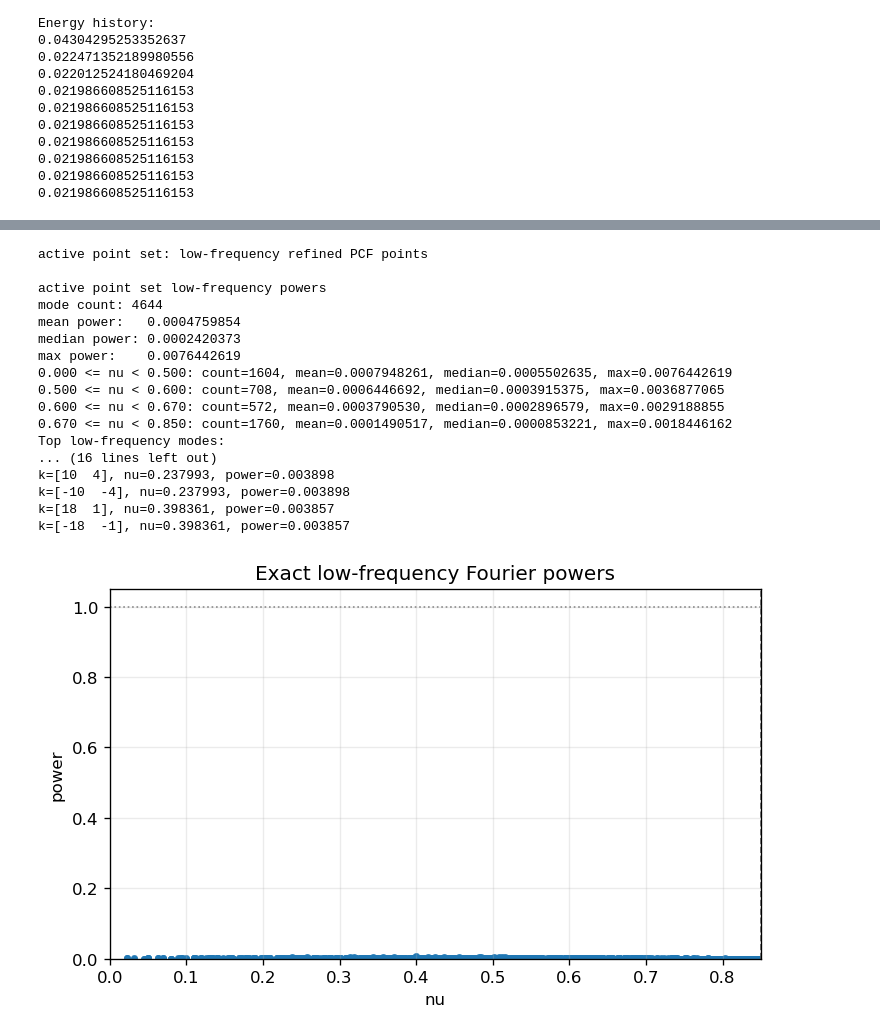
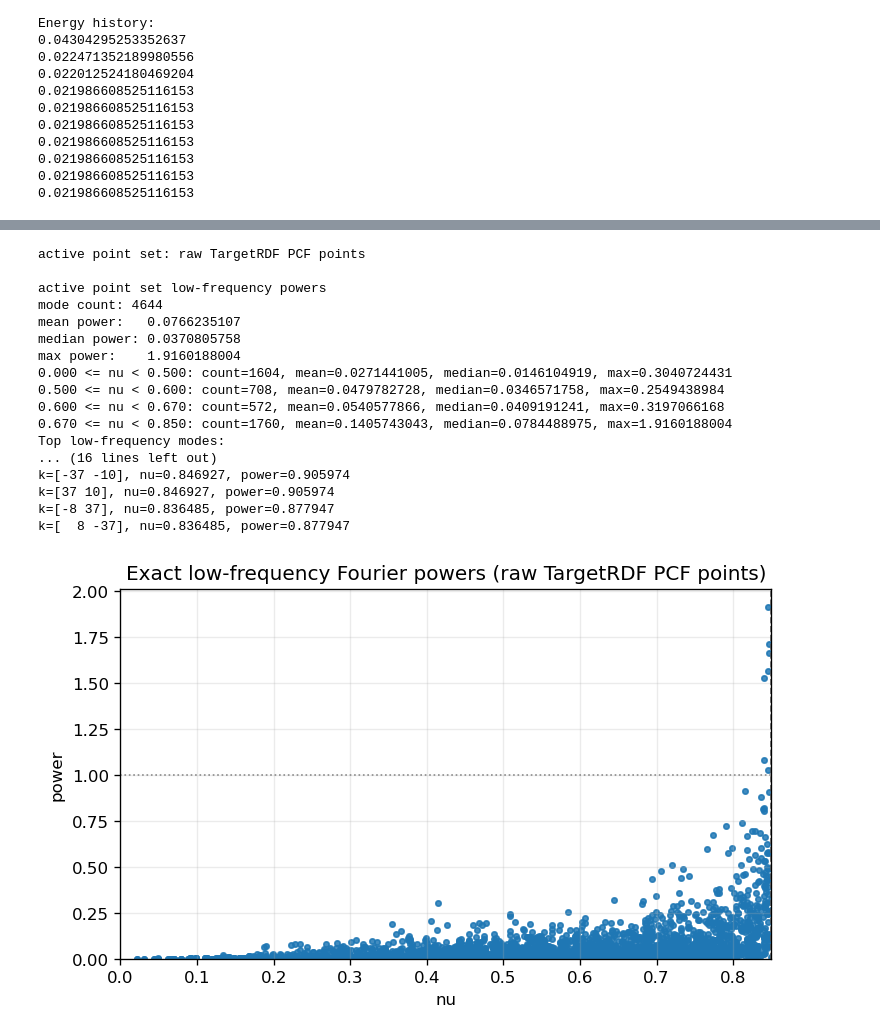
Before and after one commit to lilinitsy/BlueNoisePointProcesses, a Jupyter notebook: python/ds-wave-testing.ipynb, the cells around one changed output, grey strips where cells are left out. Drawn from its saved outputs; the diff is of its cells as text; code cells hidden in the pictures.

```diff
--- a/python/ds-wave-testing.ipynb
+++ b/python/ds-wave-testing.ipynb
@@ -419,42 +431,42 @@ low-frequency grid: k_max=68, grid_size=137
 # %%
 # Exact low-frequency mode report for nu < nu0.
 print(f"active point set: {active_points_label}")
 low_bands = make_low_bands(nu0)
 low_report = print_point_mode_summary(
 	"active point set low-frequency powers",
 	points,
 	nu0,
 	bands=low_bands,
 	top_count=20,
 )
 
 fig, ax = plt.subplots(figsize=(7, 4), dpi=120)
 ax.scatter(low_report["radii"], low_report["powers"], s=10, alpha=0.6)
 ax.axvline(nu0, color="0.4", linestyle="--", linewidth=1)
 ax.axhline(1.0, color="0.55", linestyle=":", linewidth=1)
-ax.set_title("Exact low-frequency Fourier powers")
+ax.set_title(f"Exact low-frequency Fourier powers ({active_points_label})")
 ax.set_xlabel("nu")
 ax.set_ylabel("power")
 ax.set_xlim(0.0, nu0)
 ax.set_ylim(bottom=0.0)
 ax.grid(True, alpha=0.25)
 fig.show()
 # %% [output]
-active point set: low-frequency refined PCF points
+active point set: raw TargetRDF PCF points
 
 active point set low-frequency powers
 mode count: 4644
-mean power:   0.0004759854
-median power: 0.0002420373
-max power:    0.0076442619
-0.000 <= nu < 0.500: count=1604, mean=0.0007948261, median=0.0005502635, max=0.0076442619
-0.500 <= nu < 0.600: count=708, mean=0.0006446692, median=0.0003915375, max=0.0036877065
-0.600 <= nu < 0.670: count=572, mean=0.0003790530, median=0.0002896579, max=0.0029188855
-0.670 <= nu < 0.850: count=1760, mean=0.0001490517, median=0.0000853221, max=0.0018446162
+mean power:   0.0766235107
+median power: 0.0370805758
+max power:    1.9160188004
+0.000 <= nu < 0.500: count=1604, mean=0.0271441005, median=0.0146104919, max=0.3040724431
+0.500 <= nu < 0.600: count=708, mean=0.0479782728, median=0.0346571758, max=0.2549438984
+0.600 <= nu < 0.670: count=572, mean=0.0540577866, median=0.0409191241, max=0.3197066168
+0.670 <= nu < 0.850: count=1760, mean=0.1405743043, median=0.0784488975, max=1.9160188004
 Top low-frequency modes:
 ... (16 lines left out)
-k=[10  4], nu=0.237993, power=0.003898
-k=[-10  -4], nu=0.237993, power=0.003898
-k=[18  1], nu=0.398361, power=0.003857
-k=[-18  -1], nu=0.398361, power=0.003857
+k=[-37 -10], nu=0.846927, power=0.905974
+k=[37 10], nu=0.846927, power=0.905974
+k=[-8 37], nu=0.836485, power=0.877947
+k=[  8 -37], nu=0.836485, power=0.877947
-[figure, old version]
+[figure, new version]
```
Also changed, not shown: parts of 15 cells of this notebook.
